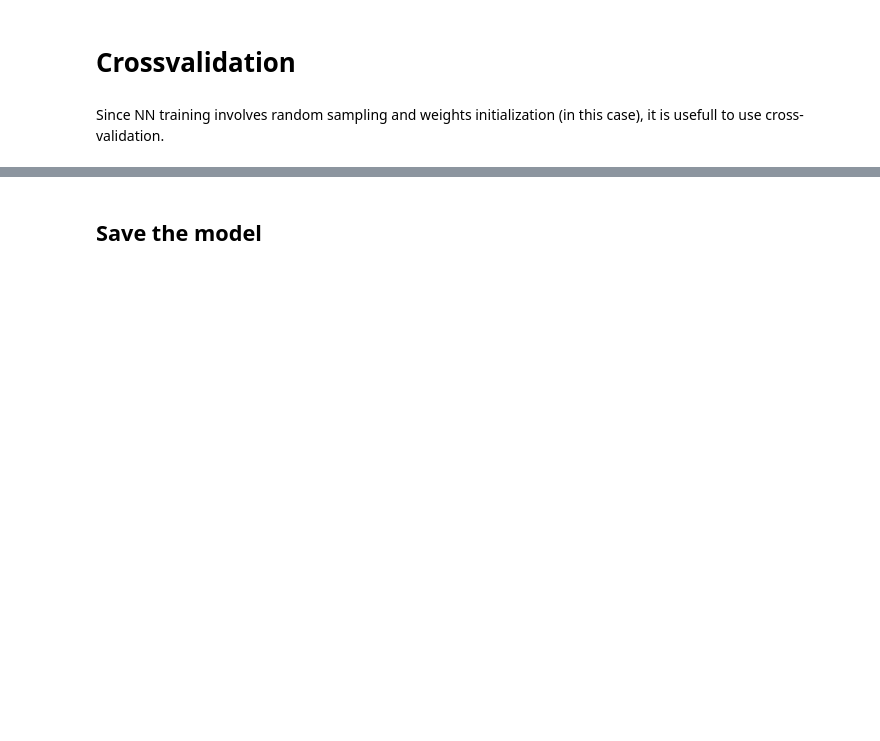
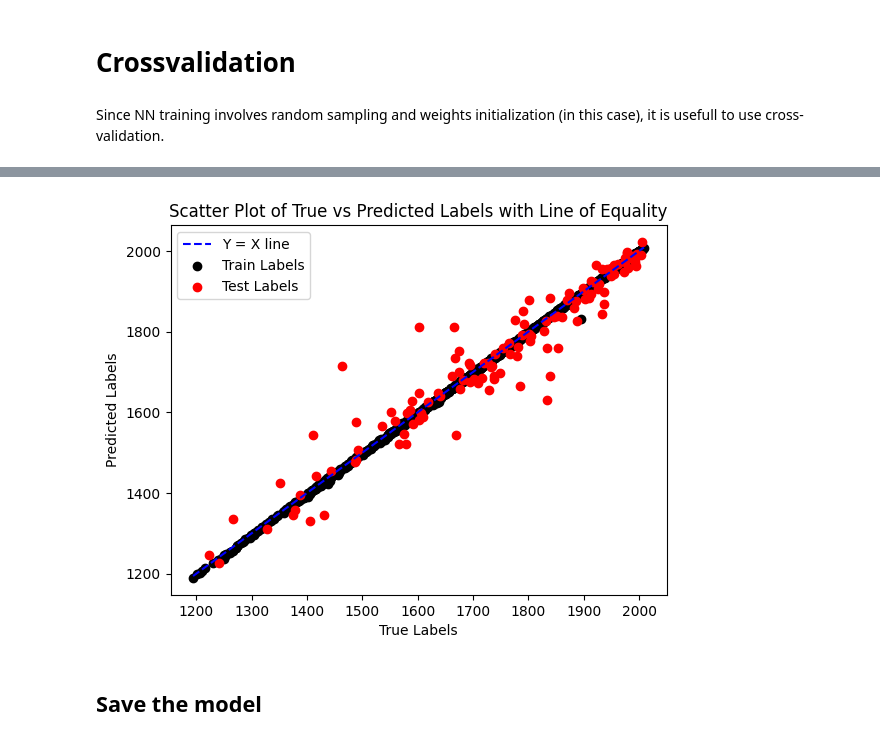
Before and after one commit to Melyyyy123/Explainable_CNN_for_spectral_data, a Jupyter notebook: code/sub_data/12_architectures.ipynb, the cells around one changed output, grey strips where cells are left out. Drawn from its saved outputs; the diff is of its cells as text; code cells hidden in the pictures; blank space fills up the shorter version.

```diff
--- a/code/sub_data/12_architectures.ipynb
+++ b/code/sub_data/12_architectures.ipynb
@@ -386,3 +465,10 @@ def recalculate_year(years):
+# %%
+def decalculate_year(years):
+    # years = years / 1.0  # test
+    # years = np.log(years)
+    # years = (years - 1000) / 1000.0
+    # years = years - 1200.0
+    return years
 # %%
 ## Compute error metrics
 def error_metrics(y_true_train, y_predicted_train, y_true_test, y_predicted_test):
@@ -710,22 +861,30 @@ for mdw in all_mwds:
 # %%
+# undo log transformation for better interpretability
+x_train_label = recalculate_year(bestMwd.train_label)
+x_test_label = recalculate_year(bestMwd.test_label)
+y_train_predicted = recalculate_year(bestMwd.train_predicted)
+y_test_predicted = recalculate_year(bestMwd.test_predicted)
+
 # Create an array of x-values ranging from the minimum to maximum of the data
 x_values = np.linspace(min(labels), max(labels), 100)
 
 # Plot the line of equality (y=x)
 plt.plot(x_values, x_values, color='blue', linestyle='--', label='Y = X line')
 
 # Scatter plot for predicted values
-plt.scatter(bestMwd.train_label, bestMwd.train_predicted, c='k', label='Train Labels')
-plt.scatter(bestMwd.test_label, bestMwd.test_predicted, c='r', label='Test Labels')
+plt.scatter(x_train_label, y_train_predicted, c='k', label='Train Labels')
+plt.scatter(x_test_label, y_test_predicted, c='r', label='Test Labels')
 
 # Labels, legend, and title
 plt.xlabel('True Labels')
 plt.ylabel('Predicted Labels')
 plt.legend()
 plt.title('Scatter Plot of True vs Predicted Labels with Line of Equality')
 
 # Show the plot
 plt.show()
+# %% [output]
+[figure, added]
 # %% [markdown]
 ## Save the model
 # %%
```
Also changed, not shown: parts of 20 cells of this notebook, 10 other files.
